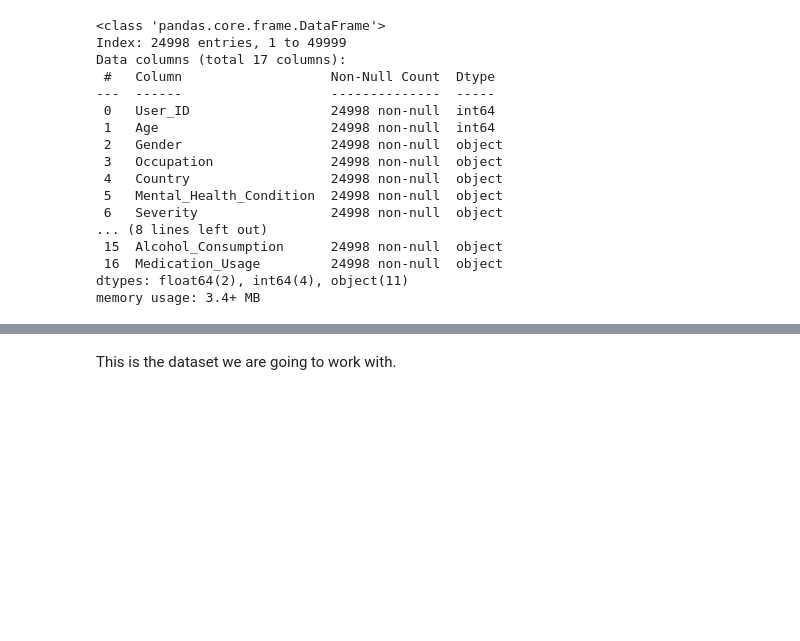
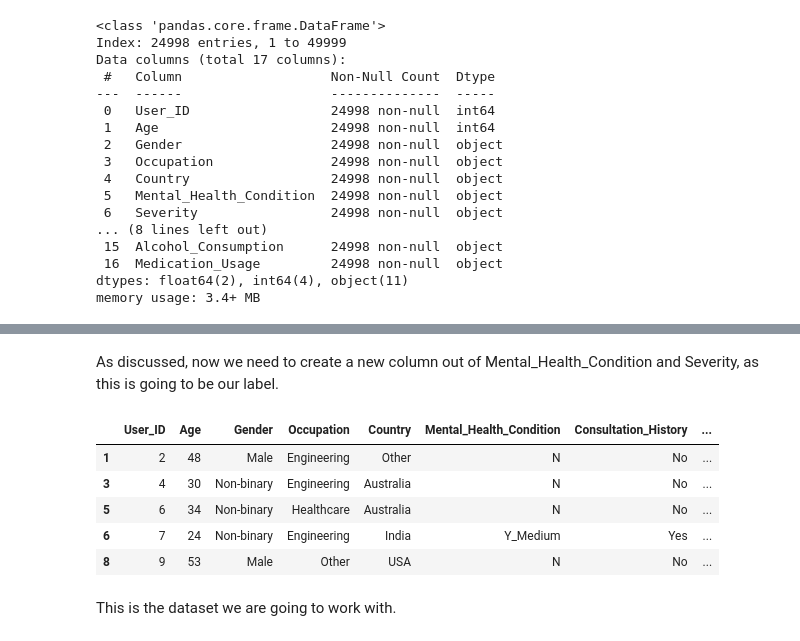
Before and after one commit to DanielMelo46/Machine_Learning-_Term_Project, a Jupyter notebook: Term Project/project.ipynb, the cells around one changed output, grey strips where cells are left out. Drawn from its saved outputs; the diff is of its cells as text; code cells hidden in the pictures; blank space fills up the shorter version.

```diff
--- a/Term Project/project.ipynb
+++ b/Term Project/project.ipynb
@@ -111,3 +141,17 @@ memory usage: 3.4+ MB
+# %% [markdown]
+As discussed, now we need to create a new column out of Mental_Health_Condition and Severity, as this is going to be our label.
+# %%
+df[LABEL] = df.apply(lambda row : row[LABEL] + '_' + row['Severity']
+                     if row[LABEL] == 'Y' else row[LABEL], axis = 1)
+df.drop(columns = ['Severity'], inplace=True)
+df.head()
+# %% [output]
+|  | User_ID | Age | Gender | Occupation | Country | Mental_Health_Condition | Consultation_History | ... |
+| 1 | 2 | 48 | Male | Engineering | Other | N | No | ... |
+| 3 | 4 | 30 | Non-binary | Engineering | Australia | N | No | ... |
+| 5 | 6 | 34 | Non-binary | Healthcare | Australia | N | No | ... |
+| 6 | 7 | 24 | Non-binary | Engineering | India | Y_Medium | Yes | ... |
+| 8 | 9 | 53 | Male | Other | USA | N | No | ... |
 # %% [markdown]
 This is the dataset we are going to work with.
 # %% [markdown]
```
Also changed, not shown: parts of 7 cells of this notebook.
